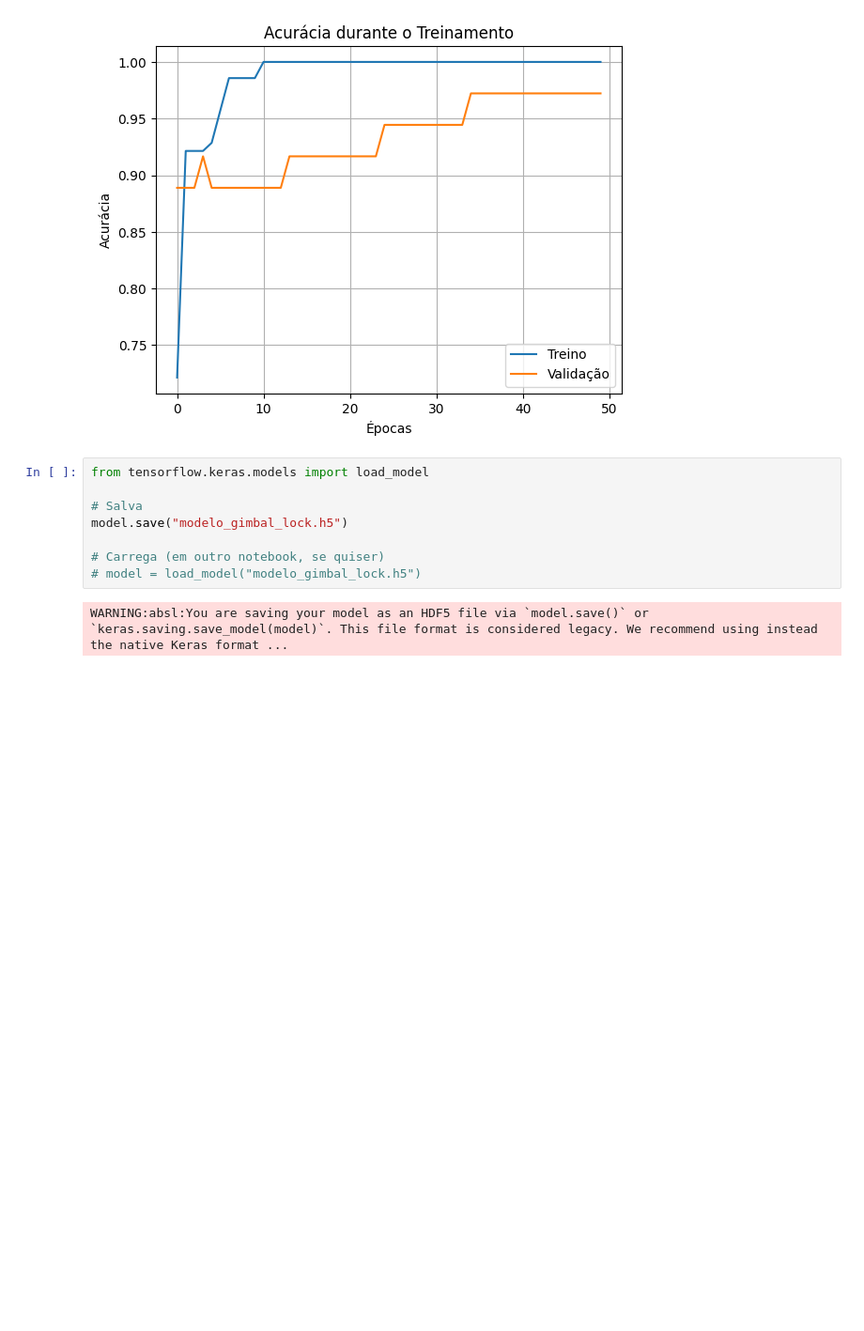
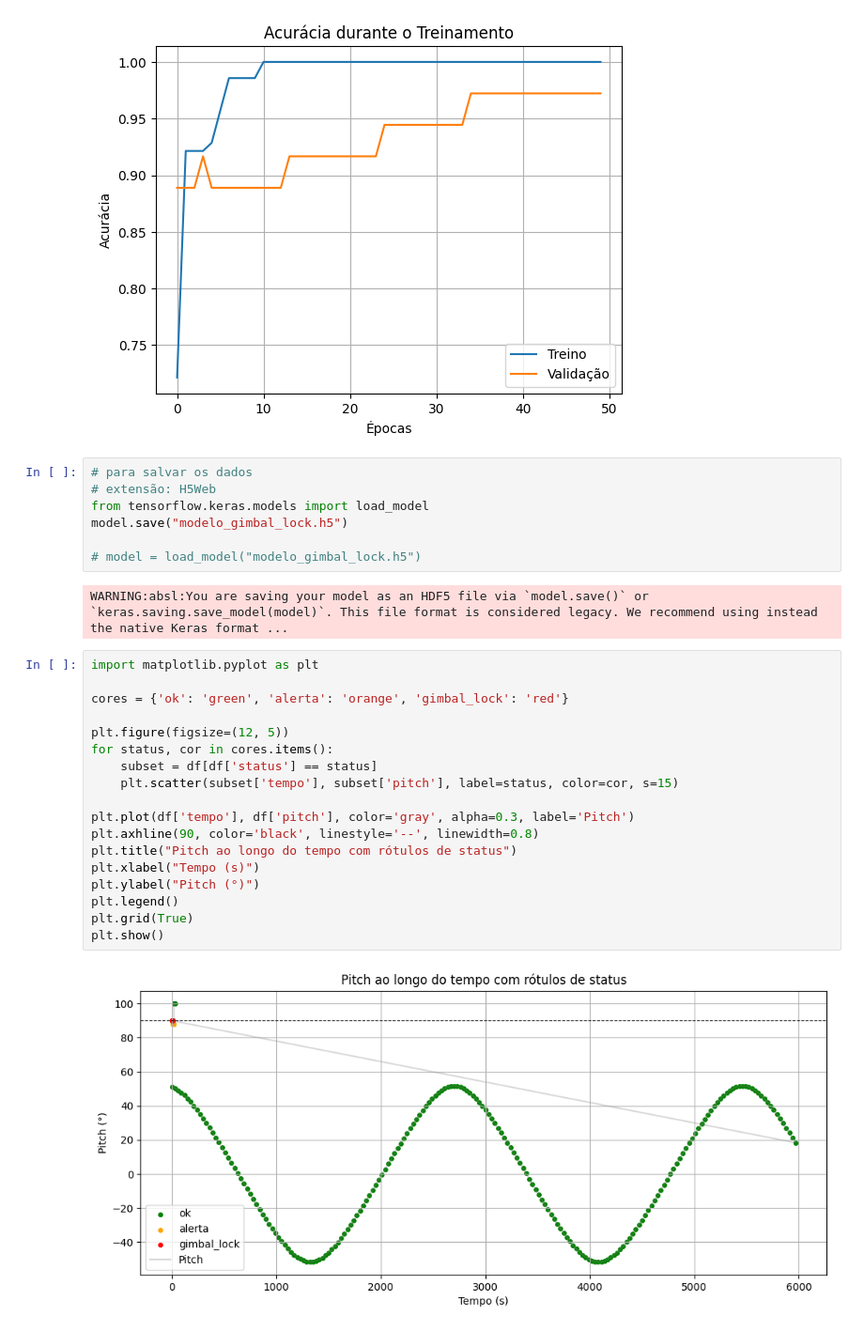
Before and after one commit to el-pitchula/GyroAI-SAT, a Jupyter notebook: notebooks/GimbalLock_IA_Classifier.ipynb, the cells around one changed output. Shown at 94% size. Drawn from its saved outputs; the diff is of its cells as text; blank space fills up the shorter version.

```diff
--- a/notebooks/GimbalLock_IA_Classifier.ipynb
+++ b/notebooks/GimbalLock_IA_Classifier.ipynb
@@ -297,12 +297,31 @@ Amostra 4: Classe prevista = ok, Probabilidades = [9.1987145e-05 2.7121781e-04 9
 Amostra 5: Classe prevista = ok, Probabilidades = [4.8783160e-04 4.1826625e-04 9.9909389e-01]
 [figure]
 # %%
+# para salvar os dados
+# extensão: H5Web
 from tensorflow.keras.models import load_model
-
-# Salva
 model.save("modelo_gimbal_lock.h5")
 
-# Carrega (em outro notebook, se quiser)
 # model = load_model("modelo_gimbal_lock.h5")
 # %% [output]
 WARNING:absl:You are saving your model as an HDF5 file via `model.save()` or `keras.saving.save_model(model)`. This file format is considered legacy. We recommend using instead the native Keras format ...
+# %%
+import matplotlib.pyplot as plt
+
+cores = {'ok': 'green', 'alerta': 'orange', 'gimbal_lock': 'red'}
+
+plt.figure(figsize=(12, 5))
+for status, cor in cores.items():
+    subset = df[df['status'] == status]
+    plt.scatter(subset['tempo'], subset['pitch'], label=status, color=cor, s=15)
+
+plt.plot(df['tempo'], df['pitch'], color='gray', alpha=0.3, label='Pitch')
+plt.axhline(90, color='black', linestyle='--', linewidth=0.8)
+plt.title("Pitch ao longo do tempo com rótulos de status")
+plt.xlabel("Tempo (s)")
+plt.ylabel("Pitch (°)")
+plt.legend()
+plt.grid(True)
+plt.show()
+# %% [output]
+[figure, added]
```
Also changed, not shown: parts of 2 cells of this notebook.
